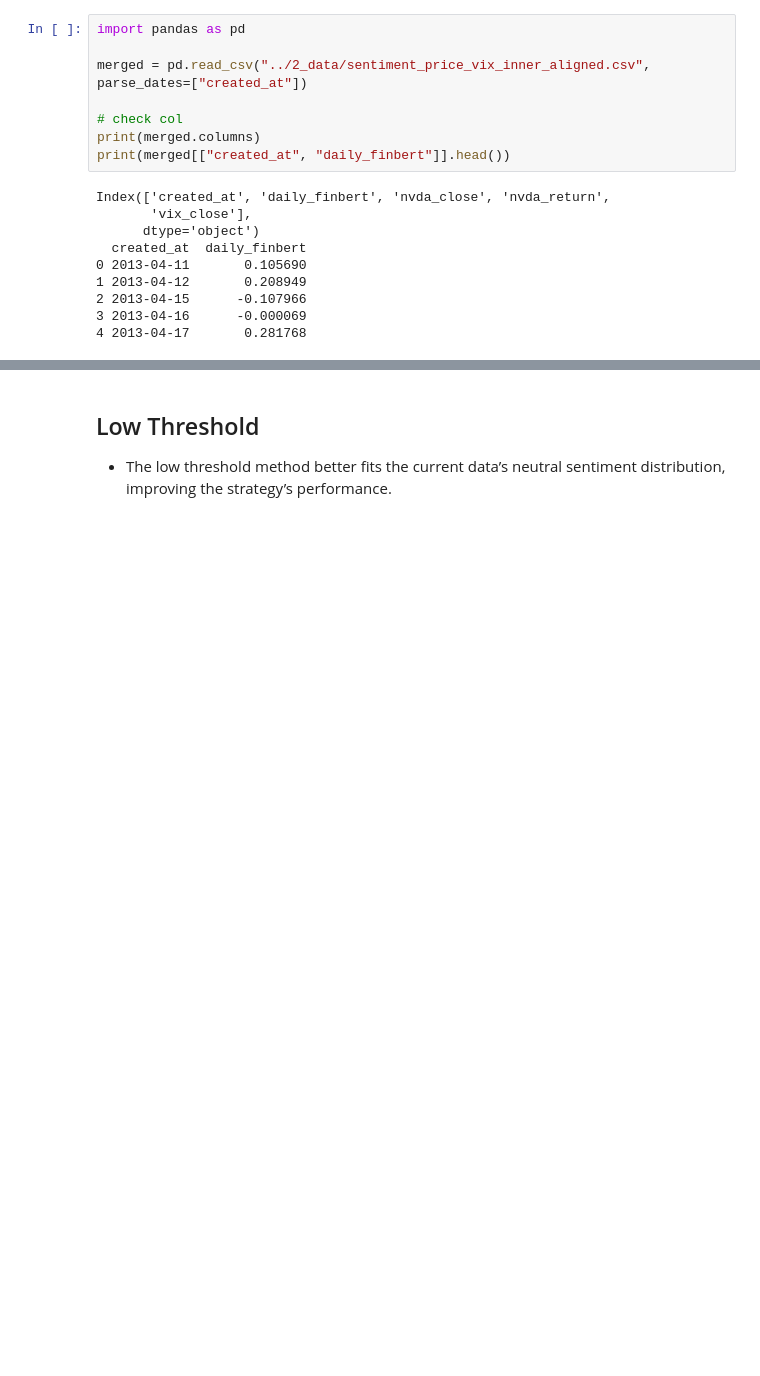
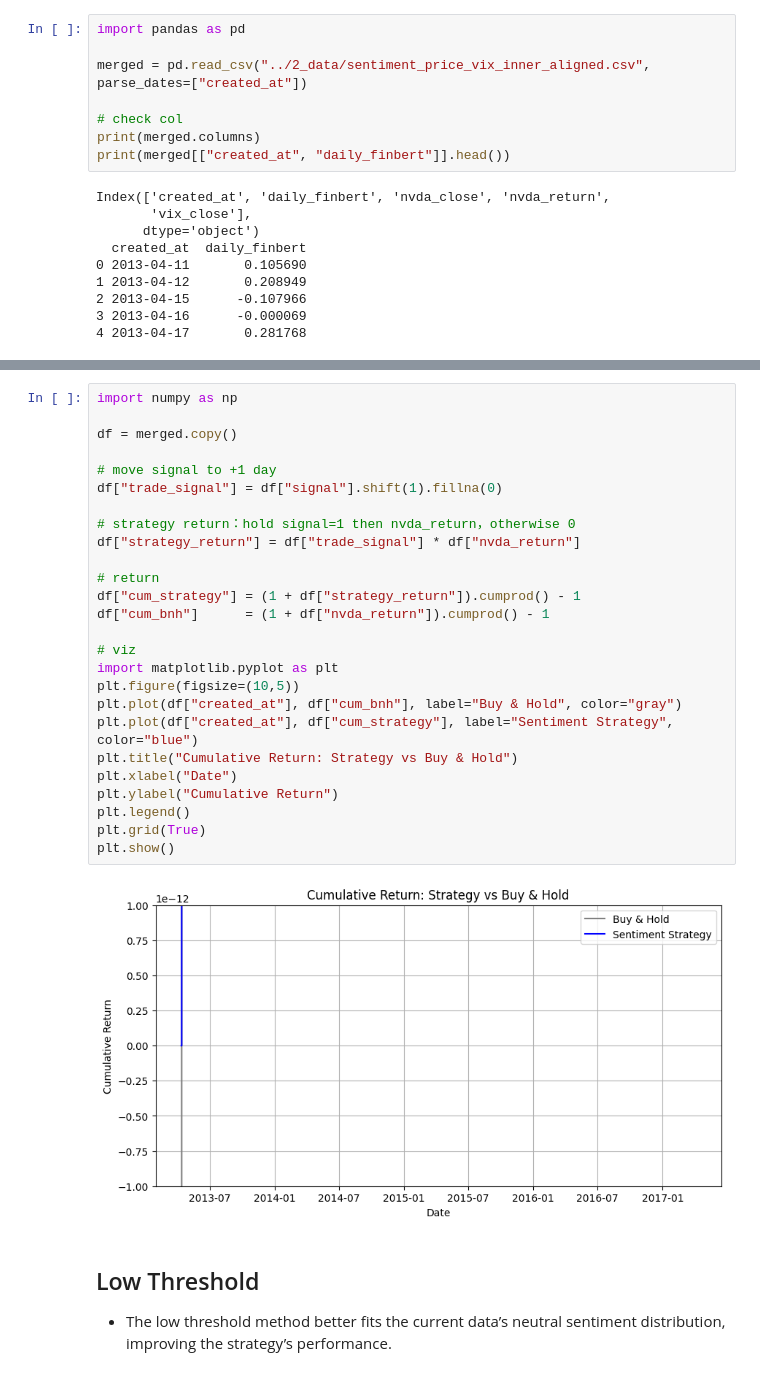
Before and after one commit to INdieCogneuro/IE684-TweetMiner_Market_Sentiment_Analysis, a Jupyter notebook: 5_Evaluation/basicBuyHoldSellRecommendationSys+returnPred+ensemble.ipynb, the cells around one changed output, grey strips where cells are left out. Saved outputs shown, nothing was run; the diff lists cells and outputs as text; blank space fills up the shorter version.

```diff
--- a/5_Evaluation/basicBuyHoldSellRecommendationSys+returnPred+ensemble.ipynb
+++ b/5_Evaluation/basicBuyHoldSellRecommendationSys+returnPred+ensemble.ipynb
@@ -29,3 +114,31 @@ plt.show()
+# %%
+import numpy as np
+
+df = merged.copy()
+
+# move signal to +1 day
+df["trade_signal"] = df["signal"].shift(1).fillna(0)
+
+# strategy return：hold signal=1 then nvda_return，otherwise 0
+df["strategy_return"] = df["trade_signal"] * df["nvda_return"]
+
+# return
+df["cum_strategy"] = (1 + df["strategy_return"]).cumprod() - 1
+df["cum_bnh"]      = (1 + df["nvda_return"]).cumprod() - 1
+
+# viz
+import matplotlib.pyplot as plt
+plt.figure(figsize=(10,5))
+plt.plot(df["created_at"], df["cum_bnh"], label="Buy & Hold", color="gray")
+plt.plot(df["created_at"], df["cum_strategy"], label="Sentiment Strategy", color="blue")
+plt.title("Cumulative Return: Strategy vs Buy & Hold")
+plt.xlabel("Date")
+plt.ylabel("Cumulative Return")
+plt.legend()
+plt.grid(True)
+plt.show()
+# %% [output]
+[figure, added]
 # %% [markdown]
 ## Low Threshold
 - The low threshold method better fits the current data’s neutral sentiment distribution, improving the strategy’s performance.
```
Also changed, not shown: parts of 5 cells of this notebook, 4 other files.
